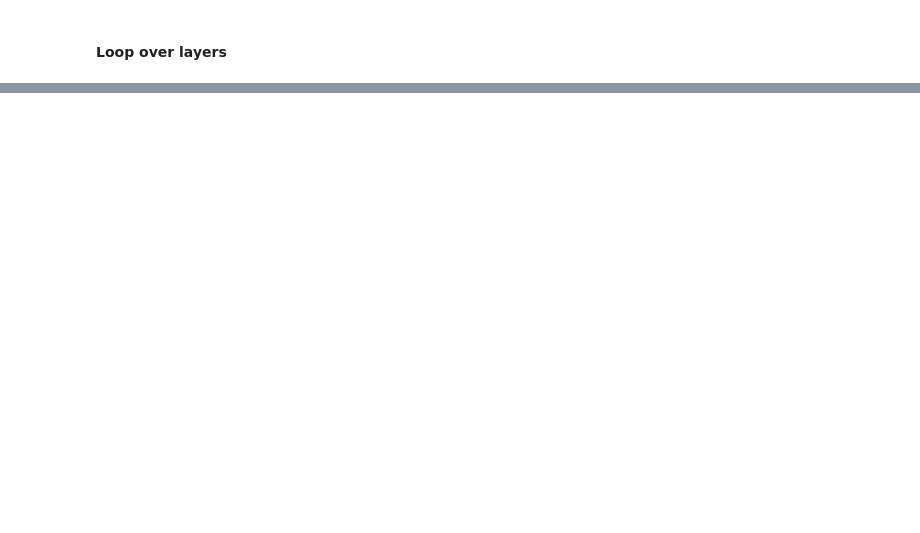
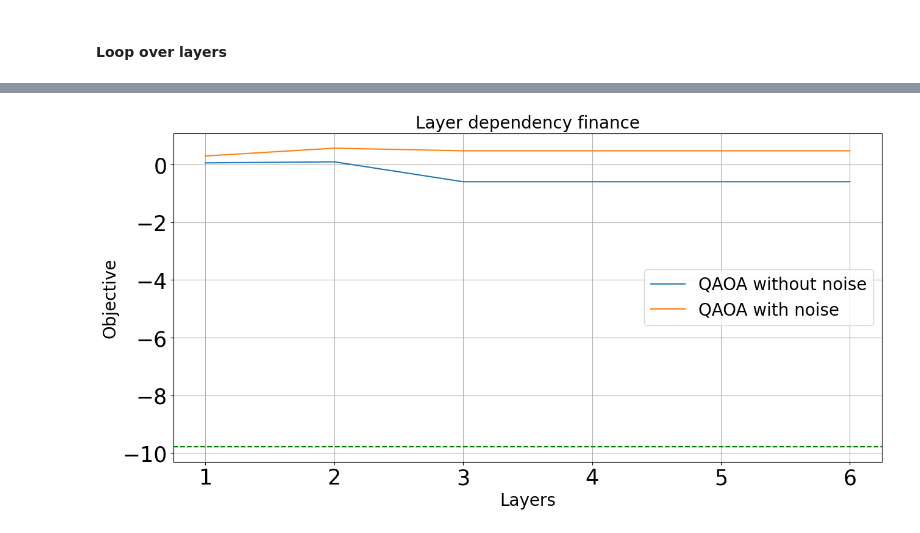
Before and after one commit to artem-phys/quto, a Jupyter notebook: qutrits.ipynb, the cells around one changed output, grey strips where cells are left out. Drawn from its saved outputs; the diff is of its cells as text; code cells hidden in the pictures; blank space fills up the shorter version.

```diff
--- a/qutrits.ipynb
+++ b/qutrits.ipynb
@@ -593,7 +641,7 @@ ising_interacions
 obj_vals = sum_en_values
 ising_interacions = ising_interacions
 
-x0 = np.random.randint(10000, 100000, size=4)
+x0 = np.random.randint(1, 10, size=4)
 # %%
 obj_list = []
 
@@ -656,29 +705,33 @@ SVGCircuit(qc)
 qaoa_results_ideal = dict()
 qaoa_results_noisy = dict()
 
-x0 = np.random.randint(30000, 100000, size=2)
+x0 = np.random.randint(1, 5, size=2)
 
-best_pars = []
-best_pars2 = []
+best_pars = x0
+best_pars2 = x0
 
 for layer_number in range(1, 9, 1):
 
     print(f'Layer = {layer_number}')
 
     if len(best_pars) >  0:
-        x0 = np.concatenate((best_pars, [0, 0]))
-        print(x0)
+        x0 = np.concatenate((best_pars, [1, 1]))
 
-    res = minimize(objective_function, x0, args=(obj_vals, ising_interacions, False), method=global_method, options={'maxiter':40})
+    res = minimize(objective_function, x0, args=(sample3_ham_values, ising_interacions, False), method=global_method, options={'maxiter':40})
 
     if len(best_pars2) >  0:
-        x0 = np.concatenate((best_pars2, [0, 0]))
-        print(x0)
+        x0 = np.concatenate((best_pars2, [1, 1]))
 
-    res2 = minimize(objective_function, x0, args=(obj_vals, ising_interacions, True), method=global_method, options={'maxiter':40})
+    res2 = minimize(objective_function, x0, args=(sample3_ham_values, ising_interacions, True), method=global_method, options={'maxiter':40})
+
+    print(res)
+    print(res2)
 
     best_pars = res.x
     best_pars2 = res2.x
 
+    print(best_pars)
+    print(best_pars2)
+
     qaoa_results_ideal[layer_number] = res.fun
     qaoa_results_noisy[layer_number] = res2.fun
@@ -1062,12 +1022,12 @@ plt.show()
 qaoa_results_ideal = dict()
 qaoa_results_noisy = dict()
 
-x0 = np.random.randint(10000, 100000, size=2)
+x0 = np.random.randint(100, 1000, size=2)
 
 best_pars = []
 best_pars2 = []
 
-for layer_number in range(1, 6, 1):
+for layer_number in range(1, 7, 1):
 
     print(f'Layer = {layer_number}')
 
@@ -1075,13 +1035,13 @@ for layer_number in range(1, 6, 1):
         x0 = np.concatenate((best_pars, [0, 0]))
         print(x0)
 
-    res = minimize(objective_function, x0, args=(obj_vals, ising_interacions, False), method=global_method, options={'maxiter':40})
+    res, _ = SPSA(objective_function, x0, args=(obj_vals, financial_interactions, False))
 
     if len(best_pars2) >  0:
         x0 = np.concatenate((best_pars2, [0, 0]))
         print(x0)
 
-    res2 = minimize(objective_function, x0, args=(obj_vals, ising_interacions, True), method=global_method, options={'maxiter':40})
+    res2, _ = SPSA(objective_function, x0, args=(obj_vals, financial_interactions, True))
 
     best_pars = res.x
     best_pars2 = res2.x
@@ -1091,21 +1069,27 @@ for layer_number in range(1, 6, 1):
+# %%
+import matplotlib
+matplotlib.rcParams.update({'font.size': 25})
 # %%
 plt.figure(figsize=(15, 7))
-plt.title("Layer dependency finance")
+plt.title("Layer dependency finance", fontsize=20)
 
 lists = qaoa_results_ideal.items()
 x, y = zip(*lists)
 plt.plot(x, y, label=f'QAOA without noise')
 
 
 lists = qaoa_results_noisy.items()
 x, y = zip(*lists)
 plt.plot(x, y, label=f'QAOA with noise')
 
 plt.grid()
 plt.xlabel("Layers", fontsize=20)
 plt.ylabel("Objective", fontsize=20)
-plt.legend(fontsize=10, loc='upper right')
+plt.legend(fontsize=20, loc='right')
 
 plt.axhline(y=np.min(obj_vals), color='g', linestyle='--')
 
+plt.savefig('results.png')
 plt.show()
+# %% [output]
+[figure, added]
```
Also changed, not shown: parts of 38 cells of this notebook.
